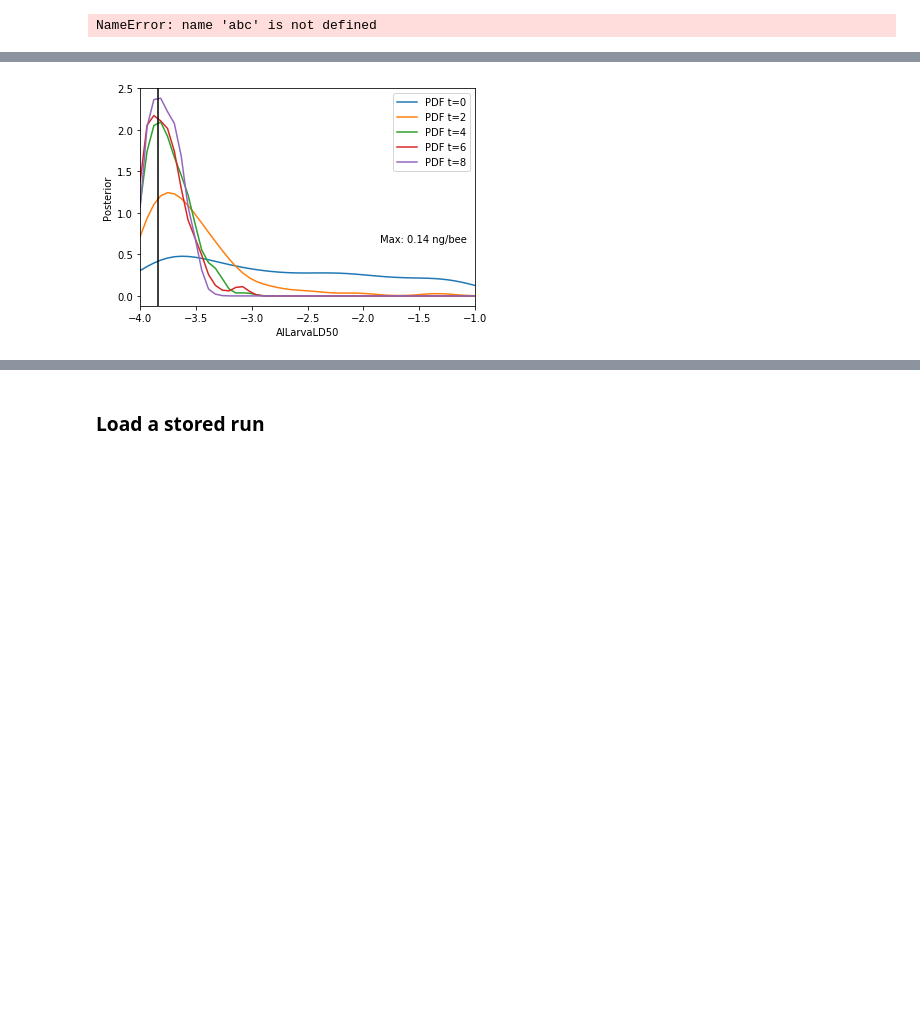
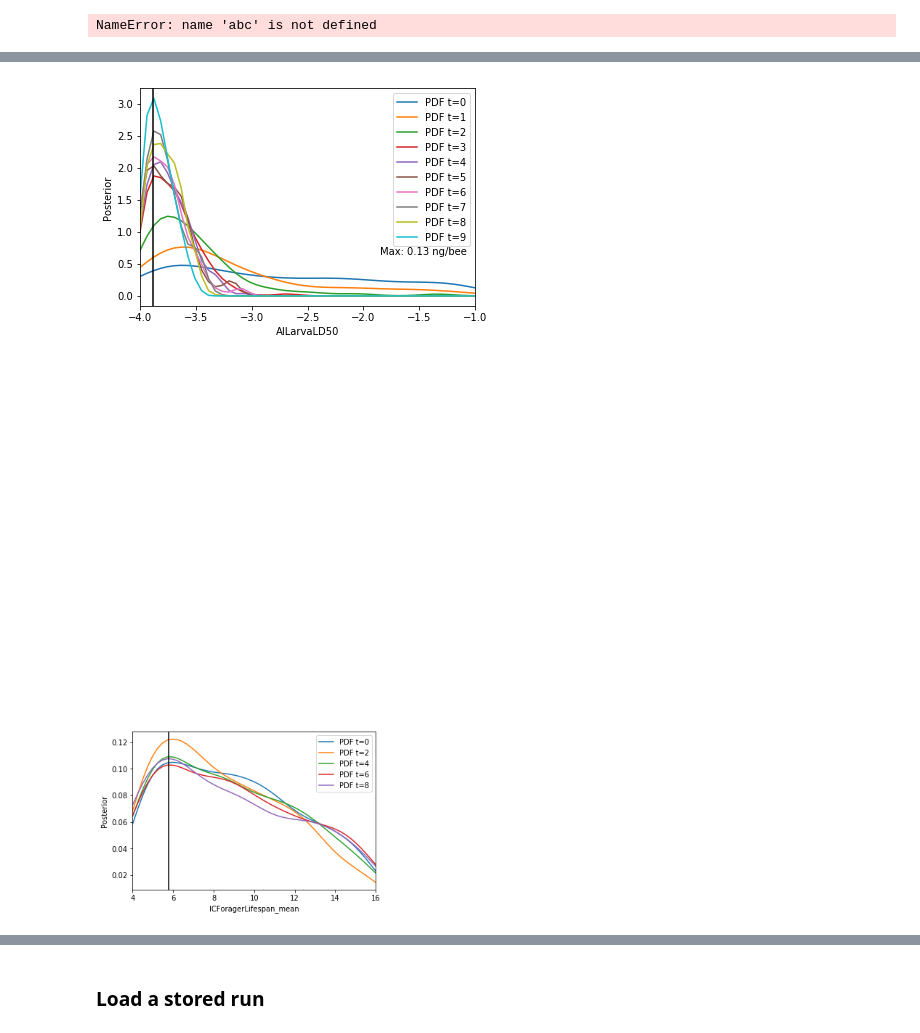
Before and after one commit to JeffreyMinucci/minucci_vp_mcmc, a Jupyter notebook: abc_smc_analysis.ipynb, the cells around one changed output, grey strips where cells are left out. Saved outputs shown, nothing was run; the diff lists cells and outputs as text; code cells hidden in the pictures; blank space fills up the shorter version.

```diff
--- a/abc_smc_analysis.ipynb
+++ b/abc_smc_analysis.ipynb
@@ -162,7 +168,7 @@ plt.show()
 # %%
 variable = 'AILarvaLD50'
 fig, ax = plt.subplots()
-for t in range(0,history.max_t + 1,2):
+for t in range(0,history.max_t + 1,1):
     df, w = history.get_distribution(m=0, t=t)
     pyabc.visualization.plot_kde_1d(df, w, xmin=-4, xmax=-1,
                                    x=variable, ax=ax,
@@ -174,7 +180,23 @@ plt.axvline(x=MAP.item(),color='black')
 ax.annotate('Max: {:.2f} ng/bee'.format(10**MAP.item()*1000), xy = (-1.85,0.65))
 plt.show()
 # %% [output]
-[figure, old version]
+[figure, new version]
+# %%
+variable = 'ICForagerLifespan_mean'
+fig, ax = plt.subplots()
+for t in range(0,history.max_t + 1,2):
+    df, w = history.get_distribution(m=0, t=t)
+    pyabc.visualization.plot_kde_1d(df, w, xmin=4, xmax=16,
+                                   x=variable, ax=ax,
+                                   label="PDF t={}".format(t))
+x, pdf = kde_1d(df,w,variable, numx = 200)
+MAP = x[np.where(np.max(pdf)==pdf)]
+plt.axvline(x=MAP.item(),color='black')
+ax.annotate('Max: {:.2f} days'.format(MAP.item()), xy = (5.5,0.4))
+ax.legend()
+plt.show()
+# %% [output]
+[figure, added]
 # %%
 #get the maximum a posteriori estimation for AdultLD50
 x, pdf = kde_1d(df,w,"AIAdultLD50", numx = 200)
```
Also changed, not shown: parts of 12 cells of this notebook.
